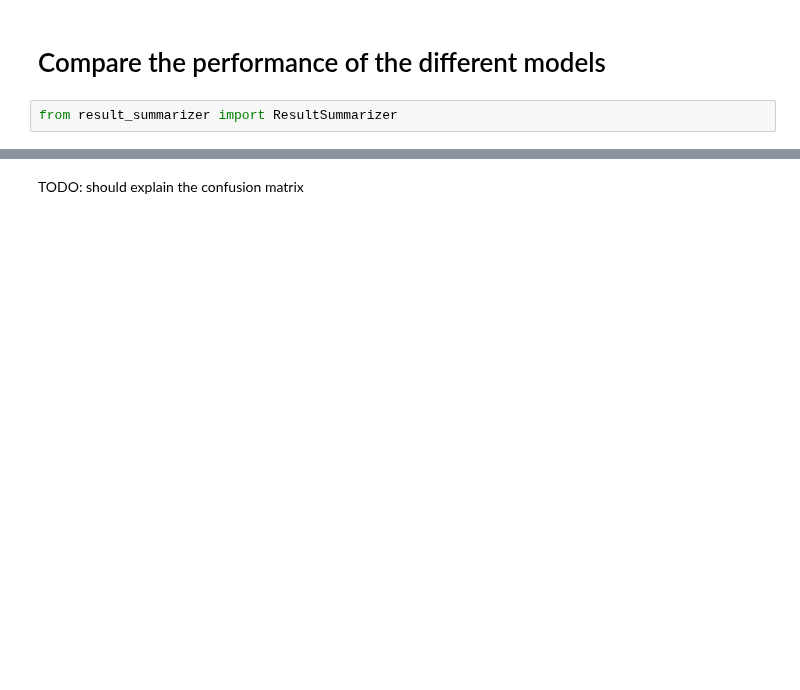
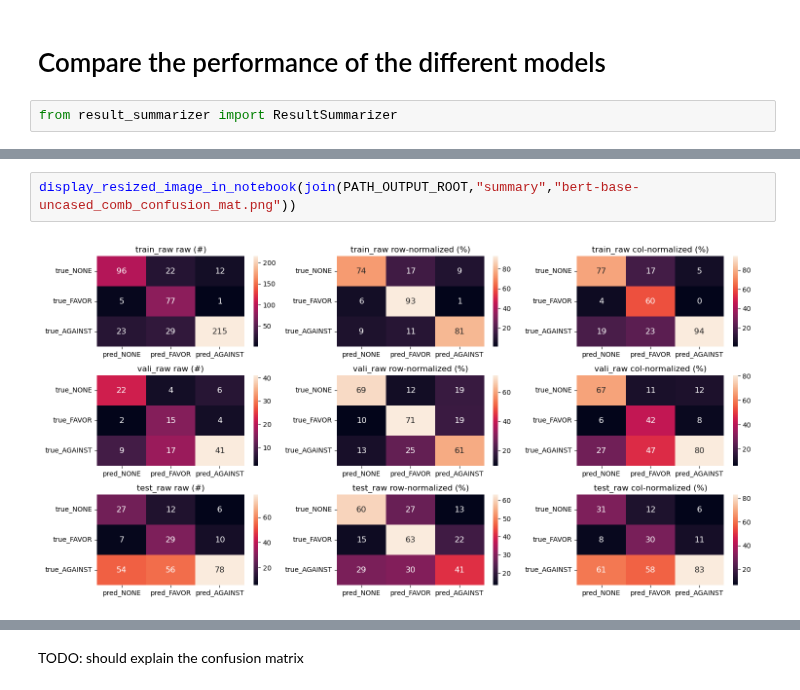
Before and after one commit to yunshiuan/prelim_stance_detection, a Jupyter notebook: bert-tuning_colab.ipynb, the cells around one changed output, grey strips where cells are left out. Drawn from its saved outputs; the diff is of its cells as text; blank space fills up the shorter version.

Commit message:
WIP, bert-tuning_colab

```diff
--- a/bert-tuning_colab.ipynb
+++ b/bert-tuning_colab.ipynb
@@ -861,0 +876,4 @@ df_hightlight_metrics[["version","set","f1_macro","f1_NONE","f1_FAVOR","f1_AGAIN
+# %%
+display_resized_image_in_notebook(join(PATH_OUTPUT_ROOT,"summary","bert-base-uncased_comb_confusion_mat.png"))
+# %% [output]
+[figure, added]
```
Also changed, not shown: parts of 34 cells of this notebook.
